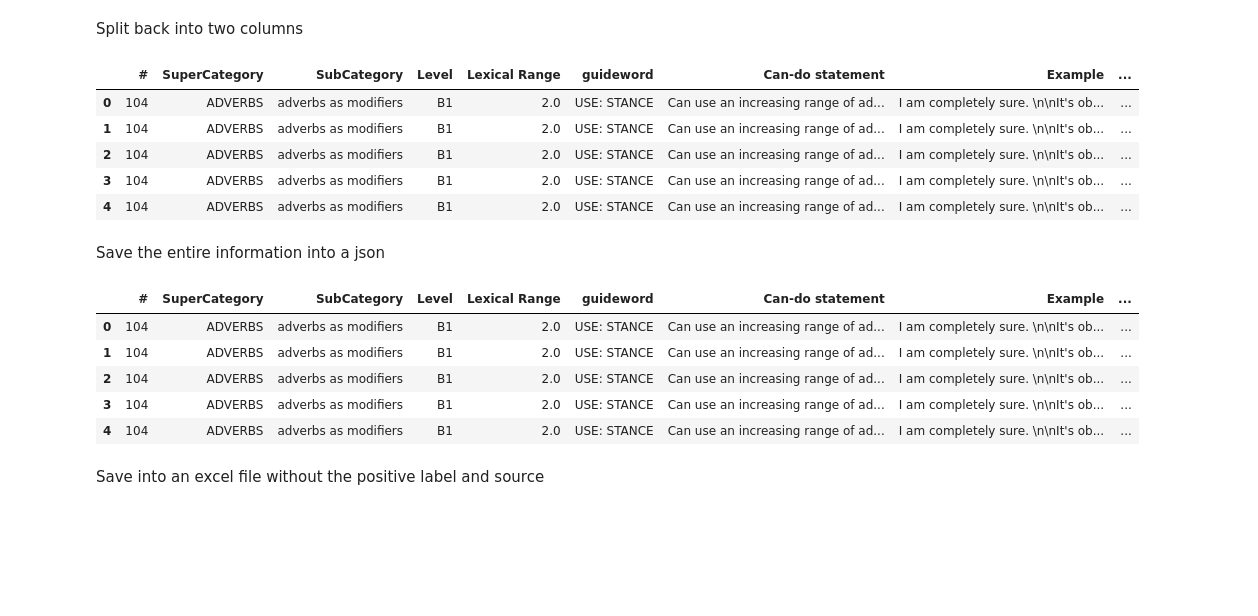
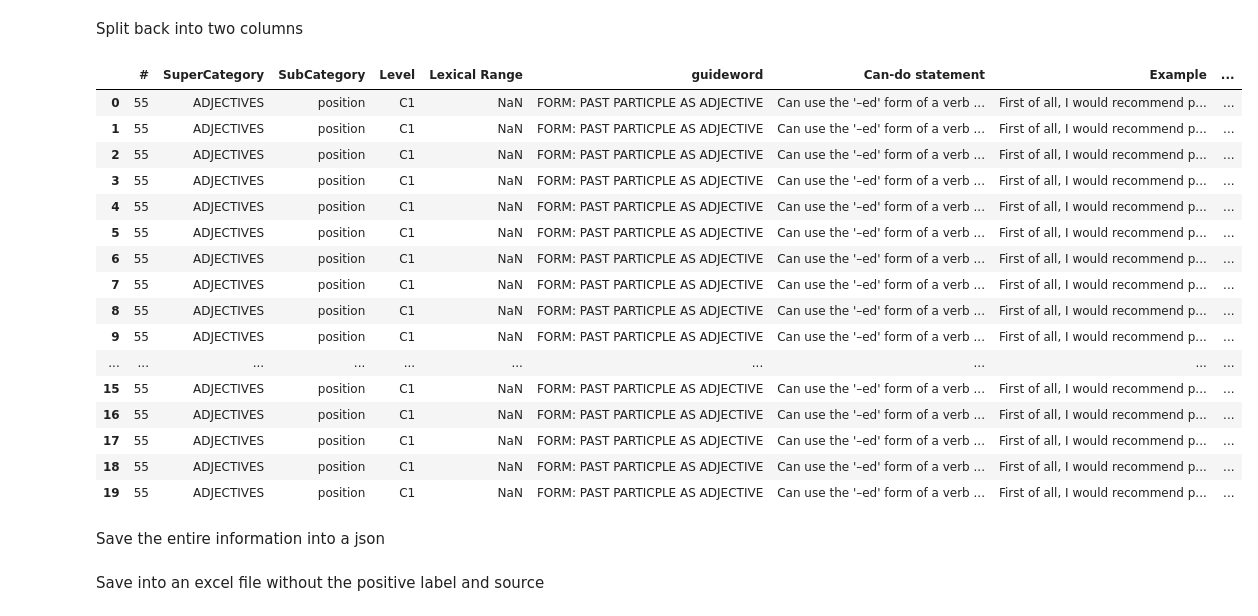
Before and after one commit to dominikglandorf/LLM-grammar, a Jupyter notebook: exp/005_multisource_excel_rating.ipynb, the cells around one changed output. Cells and saved outputs as stored; diff of their text form; code cells hidden in the pictures; blank space fills up the shorter version.

```diff
--- a/exp/005_CoT_GPT4_rating_in_excel.ipynb
+++ b/exp/005_multisource_excel_rating.ipynb
@@ -18,2 +19,0 @@ JSON_PATH = '../dat/augmented_examples_shuffled_cot.json'
-# %%
-df = pd.read_json(INPUT_PATH)
@@ -33,2 +20,10 @@ df.prompt.iloc[0]
+# %%
+def get_examples(label, path):
+    df = pd.read_json(path)
+
+    positive_examles = df['augmented_examples'].apply(lambda examples: list(zip([True] * len(examples), [label] * len(examples), examples)))
+    negative_examples = df['augmented_negative_examples'].apply(lambda examples: list(zip([False] * len(examples), [label] * len(examples), examples)))
+    construct_ids = df['#']
+    return construct_ids, positive_examles, negative_examples
 # %% [markdown]
 Concat all examples, maintaining if they are positive or negative examples and the source.
@@ -59,8 +30,16 @@ Name: all_examples, dtype: object
+# %%
+df = pd.read_json(INPUT_PATHS['GPT3.5'])
+df.drop('Unnamed: 0', axis=1, inplace=True)
+df['all_examples'] = [[]] * len(df['#'])
+for label, path in INPUT_PATHS.items():
+    construct_ids, positive_examles, negative_examples = get_examples(label, path)
+    assert (construct_ids == df['#']).all()
+    df['all_examples'] += positive_examles
+    df['all_examples'] += negative_examples
 # %% [markdown]
 Create one row per example
 # %%
-new_df = df.explode('all_examples').drop(['augmented_examples', 'augmented_negative_examples', 'augmented_examples_CoT', 'augmented_negative_examples_CoT', 'augmented_examples_GPT4', 'augmented_negative_examples_GPT4', 'prompt'], axis=1, inplace=False)
-new_df = new_df.groupby('#').apply(lambda x: x.sample(frac=1, random_state=config.SEED)).reset_index(drop=True)
+new_df = df.explode('all_examples').drop(['prompt', 'augmented_examples', 'augmented_examples_source', 'augmented_negative_examples', 'augmented_negative_examples_source'], axis=1, inplace=False).reset_index(drop=True)
 new_df
 # %% [output]
 |  | # | SuperCategory | SubCategory | Level | Lexical Range | guideword | Can-do statement | Example | ... |
@@ -81,25 +60,28 @@ Split back into two columns
 # %%
 new_df[['positive', 'source', 'example']] = new_df['all_examples'].apply(pd.Series)
 new_df.drop(['all_examples'], axis=1, inplace=True)
-new_df.head()
+new_df = new_df.groupby(['#']).apply(lambda x: x.sample(frac=1, random_state=config.SEED)).reset_index(drop=True)
+new_df.head(20)
 # %% [output]
 |  | # | SuperCategory | SubCategory | Level | Lexical Range | guideword | Can-do statement | Example | ... |
-| 0 | 104 | ADVERBS | adverbs as modifiers | B1 | 2.0 | USE: STANCE | Can use an increasing range of ad... | I am completely sure. \n\nIt's ob... | ... |
-| 1 | 104 | ADVERBS | adverbs as modifiers | B1 | 2.0 | USE: STANCE | Can use an increasing range of ad... | I am completely sure. \n\nIt's ob... | ... |
-| 2 | 104 | ADVERBS | adverbs as modifiers | B1 | 2.0 | USE: STANCE | Can use an increasing range of ad... | I am completely sure. \n\nIt's ob... | ... |
-| 3 | 104 | ADVERBS | adverbs as modifiers | B1 | 2.0 | USE: STANCE | Can use an increasing range of ad... | I am completely sure. \n\nIt's ob... | ... |
-| 4 | 104 | ADVERBS | adverbs as modifiers | B1 | 2.0 | USE: STANCE | Can use an increasing range of ad... | I am completely sure. \n\nIt's ob... | ... |
+| 0 | 55 | ADJECTIVES | position | C1 | NaN | FORM: PAST PARTICPLE AS ADJECTIVE | Can use the '–ed' form of a verb ... | First of all, I would recommend p... | ... |
+| 1 | 55 | ADJECTIVES | position | C1 | NaN | FORM: PAST PARTICPLE AS ADJECTIVE | Can use the '–ed' form of a verb ... | First of all, I would recommend p... | ... |
+| 2 | 55 | ADJECTIVES | position | C1 | NaN | FORM: PAST PARTICPLE AS ADJECTIVE | Can use the '–ed' form of a verb ... | First of all, I would recommend p... | ... |
+| 3 | 55 | ADJECTIVES | position | C1 | NaN | FORM: PAST PARTICPLE AS ADJECTIVE | Can use the '–ed' form of a verb ... | First of all, I would recommend p... | ... |
+| 4 | 55 | ADJECTIVES | position | C1 | NaN | FORM: PAST PARTICPLE AS ADJECTIVE | Can use the '–ed' form of a verb ... | First of all, I would recommend p... | ... |
+| 5 | 55 | ADJECTIVES | position | C1 | NaN | FORM: PAST PARTICPLE AS ADJECTIVE | Can use the '–ed' form of a verb ... | First of all, I would recommend p... | ... |
+| 6 | 55 | ADJECTIVES | position | C1 | NaN | FORM: PAST PARTICPLE AS ADJECTIVE | Can use the '–ed' form of a verb ... | First of all, I would recommend p... | ... |
+| 7 | 55 | ADJECTIVES | position | C1 | NaN | FORM: PAST PARTICPLE AS ADJECTIVE | Can use the '–ed' form of a verb ... | First of all, I would recommend p... | ... |
+| 8 | 55 | ADJECTIVES | position | C1 | NaN | FORM: PAST PARTICPLE AS ADJECTIVE | Can use the '–ed' form of a verb ... | First of all, I would recommend p... | ... |
+| 9 | 55 | ADJECTIVES | position | C1 | NaN | FORM: PAST PARTICPLE AS ADJECTIVE | Can use the '–ed' form of a verb ... | First of all, I would recommend p... | ... |
+| ... | ... | ... | ... | ... | ... | ... | ... | ... | ... |
+| 15 | 55 | ADJECTIVES | position | C1 | NaN | FORM: PAST PARTICPLE AS ADJECTIVE | Can use the '–ed' form of a verb ... | First of all, I would recommend p... | ... |
+| 16 | 55 | ADJECTIVES | position | C1 | NaN | FORM: PAST PARTICPLE AS ADJECTIVE | Can use the '–ed' form of a verb ... | First of all, I would recommend p... | ... |
+| 17 | 55 | ADJECTIVES | position | C1 | NaN | FORM: PAST PARTICPLE AS ADJECTIVE | Can use the '–ed' form of a verb ... | First of all, I would recommend p... | ... |
+| 18 | 55 | ADJECTIVES | position | C1 | NaN | FORM: PAST PARTICPLE AS ADJECTIVE | Can use the '–ed' form of a verb ... | First of all, I would recommend p... | ... |
+| 19 | 55 | ADJECTIVES | position | C1 | NaN | FORM: PAST PARTICPLE AS ADJECTIVE | Can use the '–ed' form of a verb ... | First of all, I would recommend p... | ... |
 # %% [markdown]
 Save the entire information into a json
-# %%
-new_df.head()
-# %% [output]
-|  | # | SuperCategory | SubCategory | Level | Lexical Range | guideword | Can-do statement | Example | ... |
-| 0 | 104 | ADVERBS | adverbs as modifiers | B1 | 2.0 | USE: STANCE | Can use an increasing range of ad... | I am completely sure. \n\nIt's ob... | ... |
-| 1 | 104 | ADVERBS | adverbs as modifiers | B1 | 2.0 | USE: STANCE | Can use an increasing range of ad... | I am completely sure. \n\nIt's ob... | ... |
-| 2 | 104 | ADVERBS | adverbs as modifiers | B1 | 2.0 | USE: STANCE | Can use an increasing range of ad... | I am completely sure. \n\nIt's ob... | ... |
-| 3 | 104 | ADVERBS | adverbs as modifiers | B1 | 2.0 | USE: STANCE | Can use an increasing range of ad... | I am completely sure. \n\nIt's ob... | ... |
-| 4 | 104 | ADVERBS | adverbs as modifiers | B1 | 2.0 | USE: STANCE | Can use an increasing range of ad... | I am completely sure. \n\nIt's ob... | ... |
 # %%
 new_df.to_json(JSON_PATH)
 # %% [markdown]
```
Also changed, not shown: parts of 5 cells of this notebook, 8 other files.
